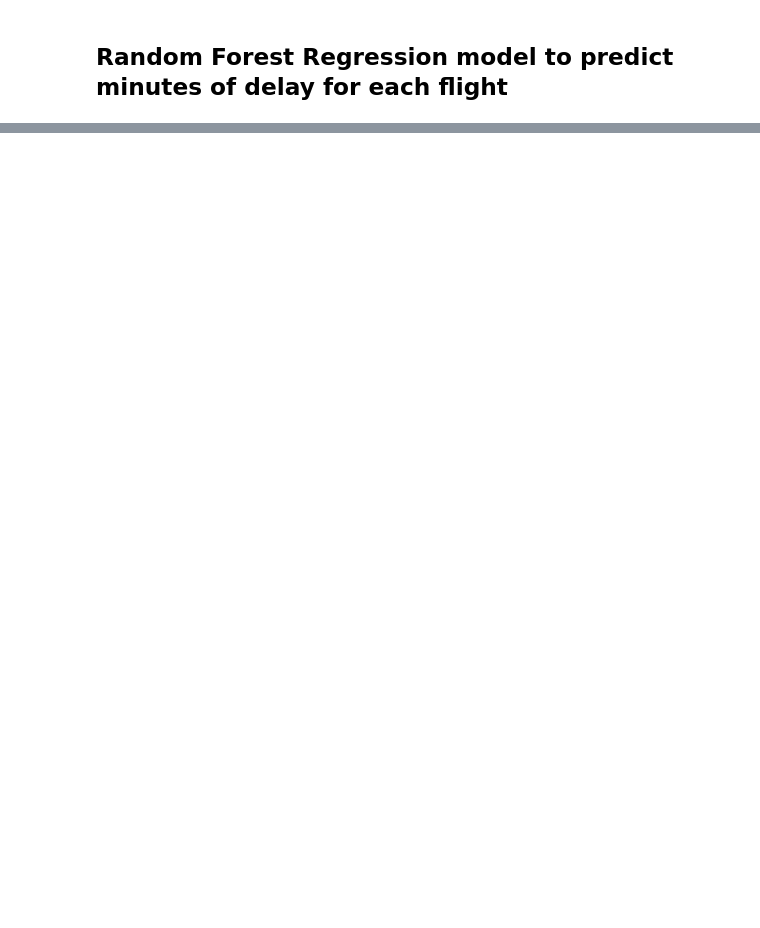
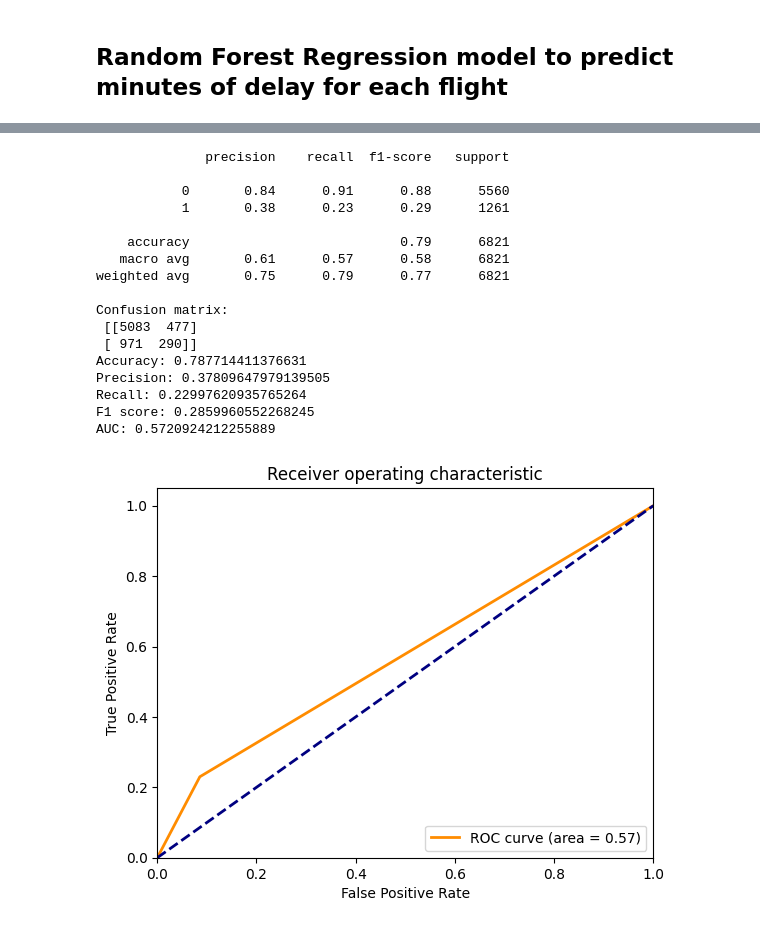
Before and after one commit to jpmena6/challenge_data_scientist_mena, a Jupyter notebook: solution.ipynb, the cells around one changed output, grey strips where cells are left out. Drawn from its saved outputs; the diff is of its cells as text; code cells hidden in the pictures; blank space fills up the shorter version.

```diff
--- a/solution.ipynb
+++ b/solution.ipynb
@@ -329,0 +370,21 @@ print(classification_report(y_test, y_pred))
+# %%
+from sklearn.model_selection import GridSearchCV
+
+# assume X_train, y_train are already defined
+
+# define a range of values for n_estimators and random_state
+param_grid = {
+    'n_estimators': [50, 100, 150, 200],
+    'random_state': [42, 123, 456, 789]
+}
+
+# create a Random Forest classifier
+rfc = RandomForestClassifier(max_depth=10)
+
+# perform grid search with cross-validation
+grid_search = GridSearchCV(estimator=rfc, param_grid=param_grid, cv=5)
+grid_search.fit(X_train_final, y_train)
+
+# print the best parameters and score
+print("Best parameters: ", grid_search.best_params_)
+print("Best score: {:.2f}".format(grid_search.best_score_))
@@ -329,0 +442,25 @@ print(classification_report(y_test, y_pred))
+# %%
+numerical_cols=["DIA","MES","high_season"]
+categorical_cols = ["DIANOM", "TIPOVUELO", "OPERA", "SIGLADES", "period_day"]
+test_size=0.1
+X_train_final, y_train, X_test_final, y_test=define_set(numerical_cols=numerical_cols, categorical_cols=categorical_cols, test_size=test_size, predict_column=predict_column)
+execute_model(rfc, X_train_final, y_train, X_test_final, y_test)
+# %% [output]
+              precision    recall  f1-score   support
+
+           0       0.84      0.91      0.88      5560
+           1       0.38      0.23      0.29      1261
+
+    accuracy                           0.79      6821
+   macro avg       0.61      0.57      0.58      6821
+weighted avg       0.75      0.79      0.77      6821
+
+Confusion matrix:
+ [[5083  477]
+ [ 971  290]]
+Accuracy: 0.787714411376631
+Precision: 0.37809647979139505
+Recall: 0.22997620935765264
+F1 score: 0.2859960552268245
+AUC: 0.5720924212255889
+[figure, added]
```
Also changed, not shown: parts of 49 cells of this notebook.
